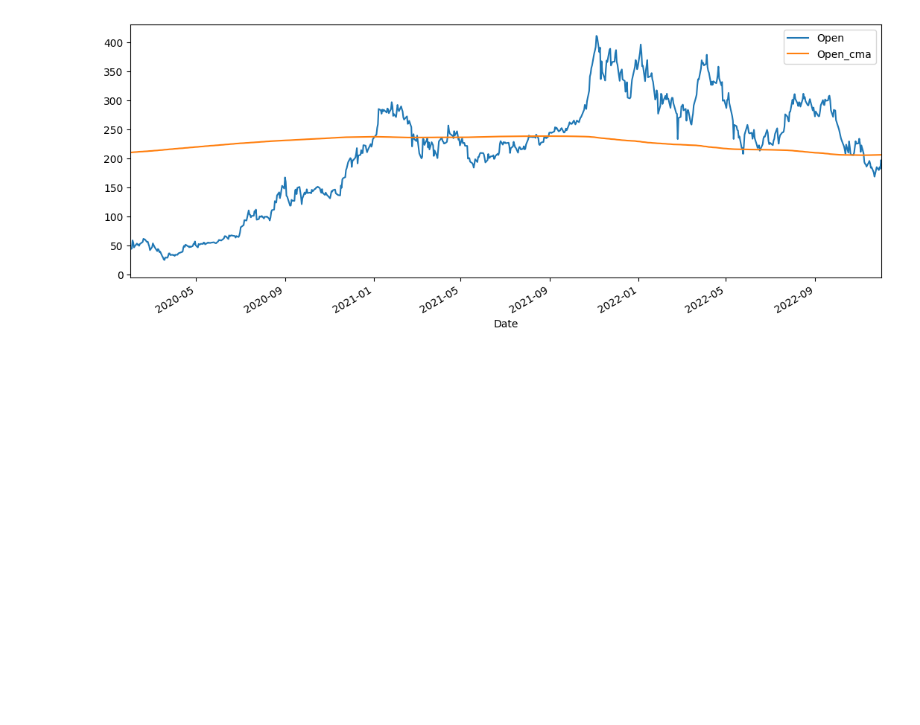
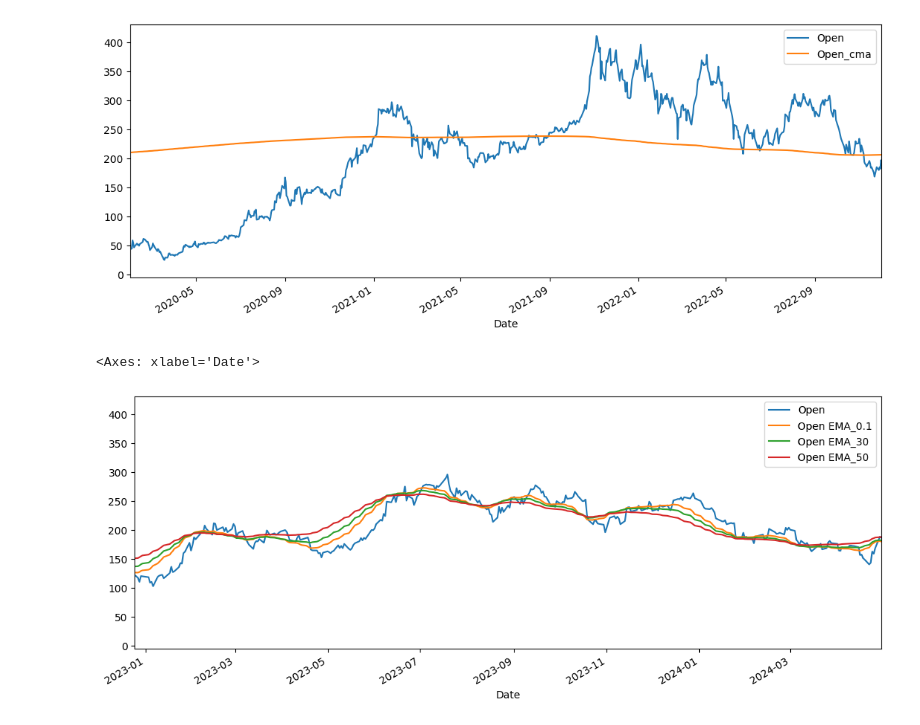
Before and after one commit to KizMan-23/time_series-analysis, a Jupyter notebook: stock_tsa.ipynb, the cells around one changed output. Saved outputs shown, nothing was run; the diff lists cells and outputs as text; code cells hidden in the pictures; blank space fills up the shorter version.

```diff
--- a/stock_tsa.ipynb
+++ b/stock_tsa.ipynb
@@ -232,7 +232,11 @@ tsla[['Open', 'Open_cma']].plot(xlim=['2020-02-01', '2022-12-01'], figsize=(13,5
 #E(W)MA - Exponential (Weighted) Moving Average
 #formular(EMAt) = a.Pt + (1-a). EMA(t-1)
 
-tsla['Open_EMA_0.1'] = tsla['Open'].ewm(alpha=0.1, adjust=False).mean()
-tsla['Open EMA_20'] = tsla['Open'].ewm(span=20, adjust=False).mean()
+tsla['Open EMA_0.1'] = tsla['Open'].ewm(alpha=0.1, adjust=False).mean() #smoothing factor 0.1
+tsla['Open EMA_30'] = tsla['Open'].ewm(span=30, adjust=True).mean()
+tsla['Open EMA_50'] = tsla['Open'].ewm(span=50, adjust=True).mean()
 # %%
-tsla[['Open', 'Open_EMA_0.1','Open_EMA_20']].plot(xlim =['2022-12-25','2024-04-30'], figsize=(13,5))
+tsla[['Open', 'Open EMA_0.1','Open EMA_30', 'Open EMA_50']].plot(xlim =['2022-12-25','2024-04-30'], figsize=(13,5))
+# %% [output]
+<Axes: xlabel='Date'>
+[figure, added]
```
Also changed, not shown: parts of 6 cells of this notebook, 1 other file.
